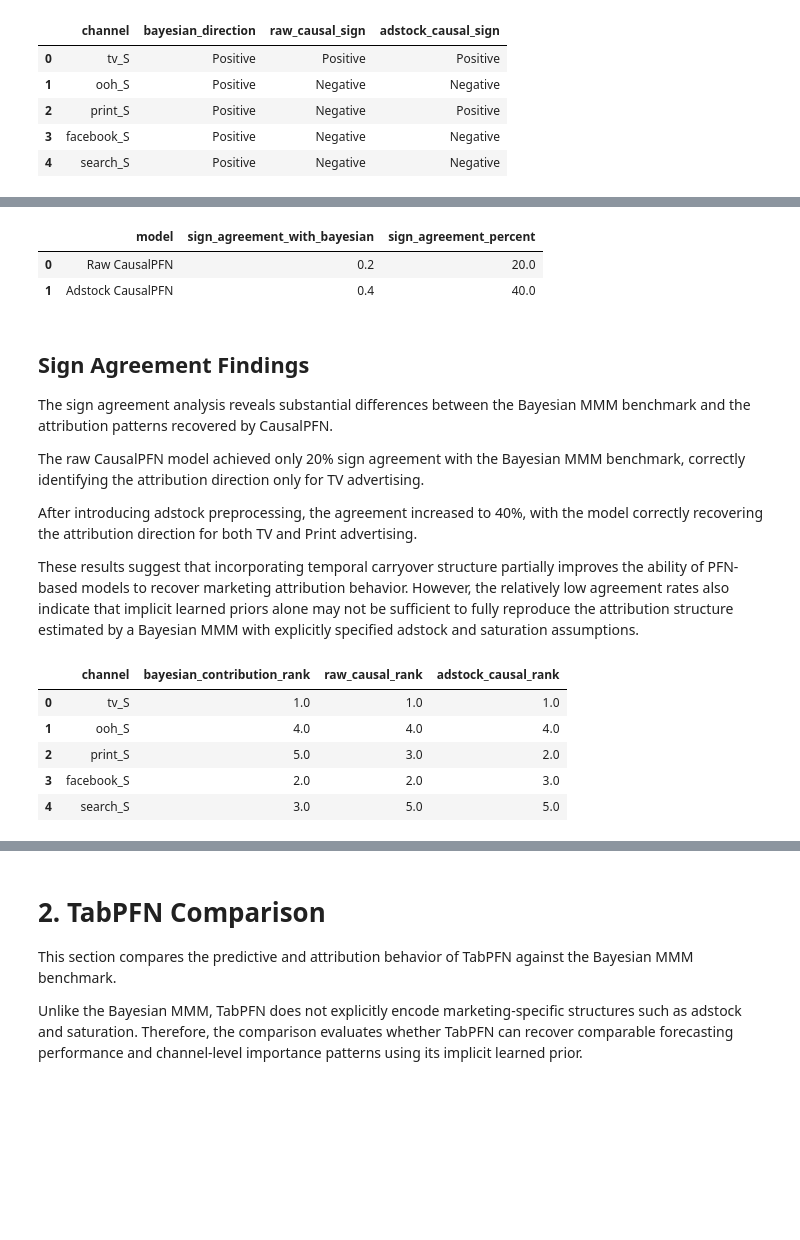
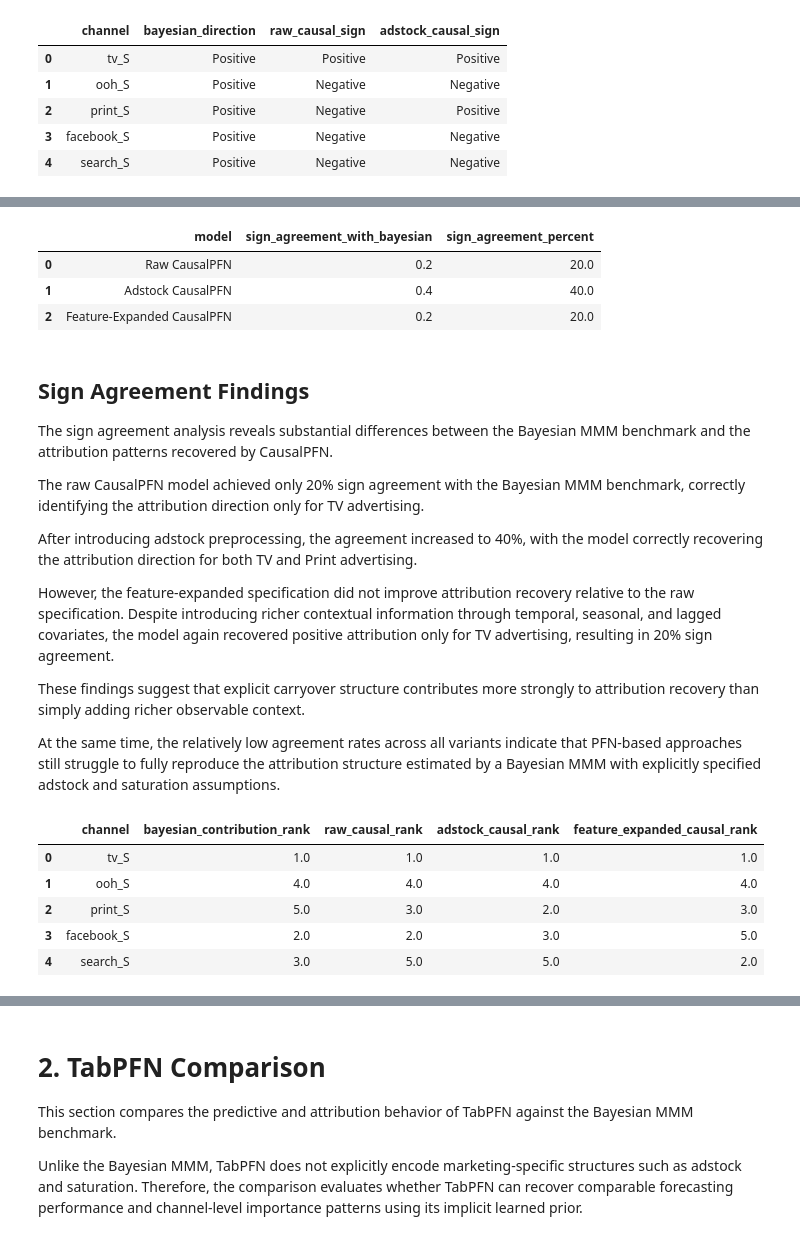
Before and after one commit to ismaelale13/seminar-mmm-pfn, a Jupyter notebook: notebooks/06_comparisons&Summary.ipynb, the cells around one changed output, grey strips where cells are left out. Saved outputs shown, nothing was run; the diff lists cells and outputs as text; code cells hidden in the pictures; blank space fills up the shorter version.

Commit message:
extended features for CausalPFN

```diff
--- a/notebooks/06_comparisons&Summary.ipynb
+++ b/notebooks/06_comparisons&Summary.ipynb
@@ -85,6 +85,14 @@ comparison_df["adstock_causal_pfn"] = [
     -1145778.000000   # search_S
 ]
 
+comparison_df["feature_expanded_causal_pfn"] = [
+    132138.234375,    # tv_S
+    -101743.289062,   # ooh_S
+    -78869.031250,    # print_S
+    -168923.125000,   # facebook_S
+    -19594.189453     # search_S
+]
+
 comparison_df
 # %% [output]
 |  | channel | bayesian_contribution | bayesian_roas | bayesian_direction | bayesian_contribution_rank | ... |
@@ -153,11 +168,19 @@ These findings suggest that incorporating temporal carryover structure partially
 # %%
 # Step 4: Display sign agreement summary
 
+feature_sign_agreement = 1 / 5
+
 sign_agreement_summary = pd.DataFrame({
-    "model": ["Raw CausalPFN", "Adstock CausalPFN"],
+    "model": [
+        "Raw CausalPFN",
+        "Adstock CausalPFN",
+        "Feature-Expanded CausalPFN"
+    ],
+
     "sign_agreement_with_bayesian": [
         raw_sign_agreement,
-        adstock_sign_agreement
+        adstock_sign_agreement,
+        feature_sign_agreement
     ]
 })
 
@@ -170,6 +193,7 @@ sign_agreement_summary
 |  | model | sign_agreement_with_bayesian | sign_agreement_percent |
 | 0 | Raw CausalPFN | 0.2 | 20.0 |
 | 1 | Adstock CausalPFN | 0.4 | 40.0 |
+| 2 | Feature-Expanded CausalPFN | 0.2 | 20.0 |
 # %% [markdown]
 ## Sign Agreement Findings
 
@@ -179,35 +203,44 @@ The raw CausalPFN model achieved only 20% sign agreement with the Bayesian MMM b
 
 After introducing adstock preprocessing, the agreement increased to 40%, with the model correctly recovering the attribution direction for both TV and Print advertising.
 
-These results suggest that incorporating temporal carryover structure partially improves the ability of PFN-based models to recover marketing attribution behavior. However, the relatively low agreement rates also indicate that implicit learned priors alone may not be sufficient to fully reproduce the attribution structure estimated by a Bayesian MMM with explicitly specified adstock and saturation assumptions.
+However, the feature-expanded specification did not improve attribution recovery relative to the raw specification. Despite introducing richer contextual information through temporal, seasonal, and lagged covariates, the model again recovered positive attribution only for TV advertising, resulting in 20% sign agreement.
+
+These findings suggest that explicit carryover structure contributes more strongly to attribution recovery than simply adding richer observable context.
+
+At the same time, the relatively low agreement rates across all variants indicate that PFN-based approaches still struggle to fully reproduce the attribution structure estimated by a Bayesian MMM with explicitly specified adstock and saturation assumptions.
 # %%
 # Step 5: Compare channel rankings
 
 comparison_df["raw_causal_rank"] = comparison_df["raw_causal_pfn"].rank(
     ascending=False
 )
 
 comparison_df["adstock_causal_rank"] = comparison_df["adstock_causal_pfn"].rank(
     ascending=False
 )
 
+comparison_df["feature_expanded_causal_rank"] = comparison_df[
+    "feature_expanded_causal_pfn"
+].rank(ascending=False)
+
 ranking_comparison = comparison_df[
     [
         "channel",
         "bayesian_contribution_rank",
         "raw_causal_rank",
-        "adstock_causal_rank"
+        "adstock_causal_rank",
+        "feature_expanded_causal_rank"
     ]
 ]
 
 ranking_comparison
 # %% [output]
-|  | channel | bayesian_contribution_rank | raw_causal_rank | adstock_causal_rank |
-| 0 | tv_S | 1.0 | 1.0 | 1.0 |
-| 1 | ooh_S | 4.0 | 4.0 | 4.0 |
-| 2 | print_S | 5.0 | 3.0 | 2.0 |
-| 3 | facebook_S | 2.0 | 2.0 | 3.0 |
-| 4 | search_S | 3.0 | 5.0 | 5.0 |
+|  | channel | bayesian_contribution_rank | raw_causal_rank | adstock_causal_rank | feature_expanded_causal_rank |
+| 0 | tv_S | 1.0 | 1.0 | 1.0 | 1.0 |
+| 1 | ooh_S | 4.0 | 4.0 | 4.0 | 4.0 |
+| 2 | print_S | 5.0 | 3.0 | 2.0 | 3.0 |
+| 3 | facebook_S | 2.0 | 2.0 | 3.0 | 5.0 |
+| 4 | search_S | 3.0 | 5.0 | 5.0 | 2.0 |
 # %% [markdown]
 ## Ranking Comparison Findings
 
```
Also changed, not shown: parts of 2 cells of this notebook.
